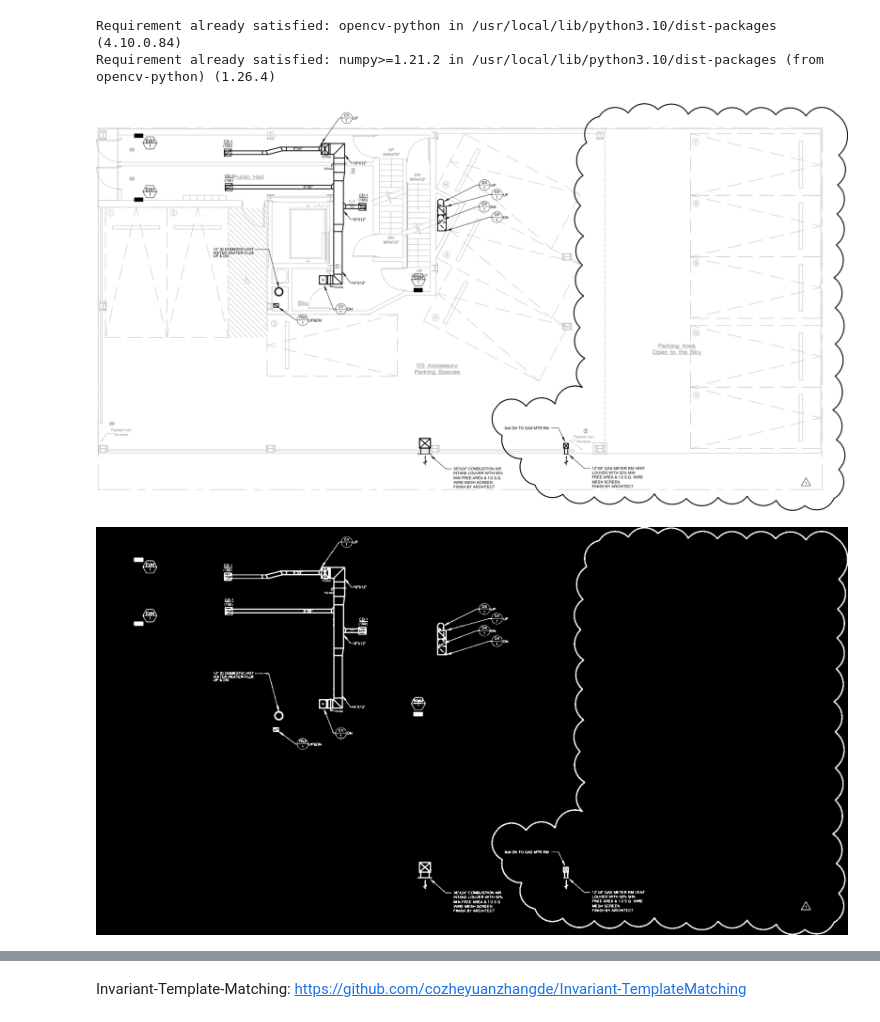
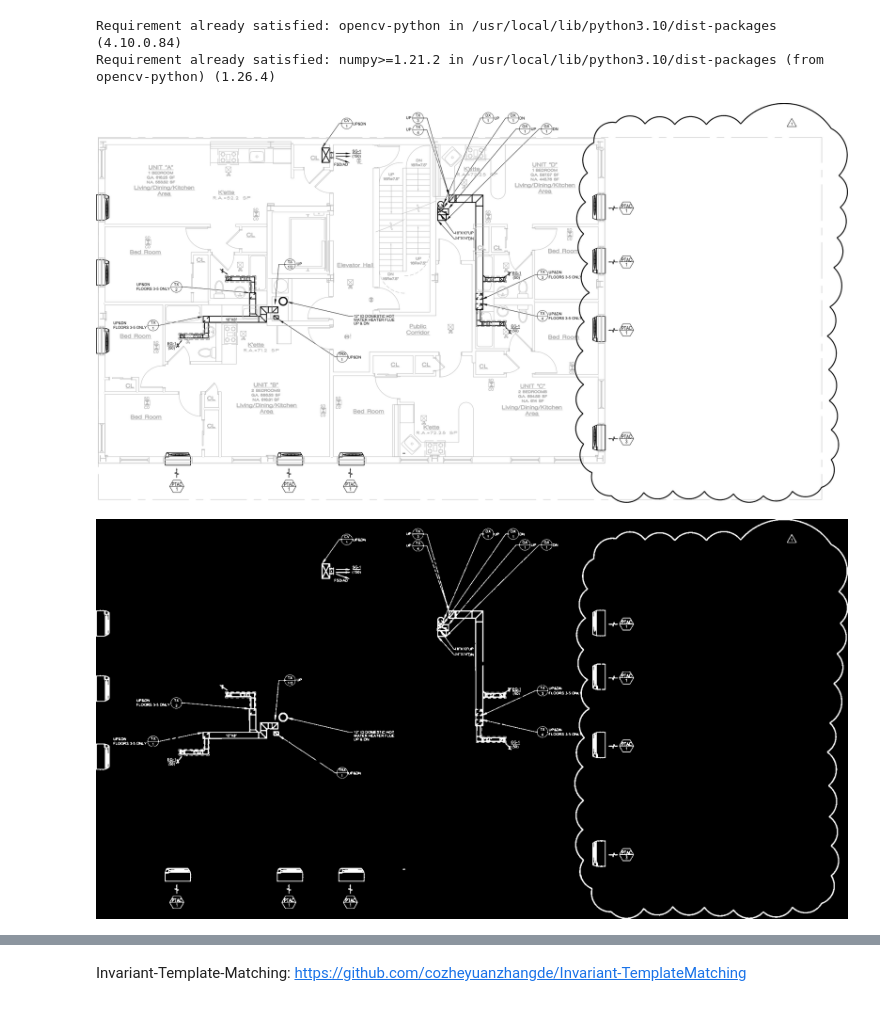
Before and after one commit to omartgabr/3D-Models-from-Blueprints, a Jupyter notebook: Object Detection/ObjectDetection_Mechanical_notebook.ipynb, the cells around one changed output, grey strips where cells are left out. Saved outputs shown, nothing was run; the diff lists cells and outputs as text; code cells hidden in the pictures.

Commit message:
created pipeline for batch image processing

```diff
--- a/Object Detection/ObjectDetection_Mechanical_notebook.ipynb
+++ b/Object Detection/ObjectDetection_Mechanical_notebook.ipynb
@@ -24,27 +26,27 @@ from shapely.geometry import box
 # %%
 # Load the image using OpenCV
-img = cv2.imread("/content/drive/MyDrive/*Datasets/processed_data/page_49.png")
-mat_file_path = '/content/drive/MyDrive/*Datasets/ground truth data/page_49_labels.mat'
+img = cv2.imread("/content/drive/MyDrive/*Datasets/processed_data/page_51.png")
+mat_file_path = '/content/drive/MyDrive/*Datasets/ground truth data/page_51_labels.mat'
 
 cv2_imshow(img)
 # %% [output]
-[figure, old version]
+[figure, new version]
 # %%
 # Preprocess the input image
 def preprocess_image(img):
     if len(img.shape) == 3:  # Convert to grayscale if it's a color image
         gray = cv2.cvtColor(img, cv2.COLOR_BGR2GRAY)
     else:
         gray = img
     gray = cv2.GaussianBlur(gray, (3, 3), 0)
     _, thresh = cv2.threshold(gray, 180, 255, cv2.THRESH_BINARY_INV)
     kernel = np.ones((1, 1), np.uint8)
-    closed = cv2.morphologyEx(thresh, cv2.MORPH_CLOSE, kernel, iterations=1)
-    eroded = cv2.erode(closed, kernel, iterations=1)
-    dilated = cv2.dilate(eroded, kernel, iterations=1)
+    closed = cv2.morphologyEx(thresh, cv2.MORPH_CLOSE, kernel, iterations=3)
+    eroded = cv2.erode(closed, kernel, iterations=2)
+    dilated = cv2.dilate(eroded, kernel, iterations=2)
     return dilated
 
 dilated = preprocess_image(img)
 cv2_imshow(dilated)
 # %% [output]
-[figure, old version]
+[figure, new version]
```
Also changed, not shown: parts of 16 cells of this notebook.
